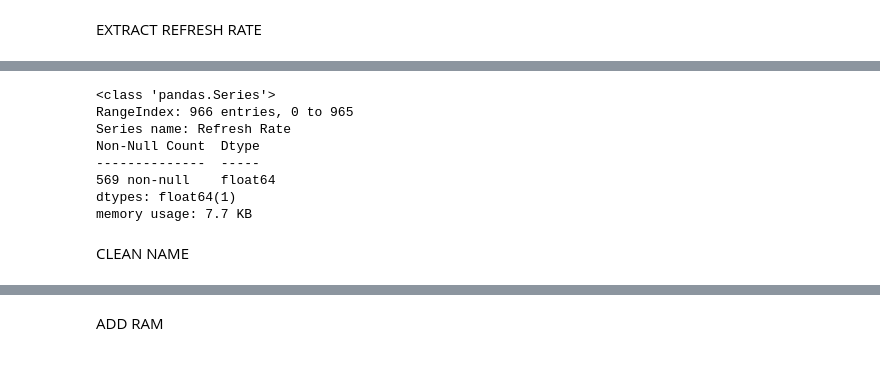
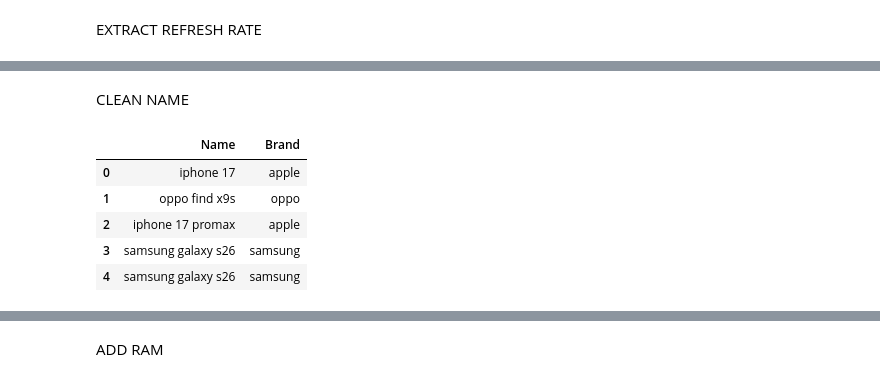
Before and after one commit to LD-878971/DS108_Phone-Reccomendation, a Jupyter notebook: preprocess.ipynb, the cells around one changed output, grey strips where cells are left out. Cells and saved outputs as stored; diff of their text form; code cells hidden in the pictures.

```diff
--- a/preprocess.ipynb
+++ b/preprocess.ipynb
@@ -76,16 +120,33 @@ df["Refresh Rate"] = df["Display Features"].apply(extract_refresh_rate)
-# %%
-df["Refresh Rate"].info()
-# %% [output]
-<class 'pandas.Series'>
-RangeIndex: 966 entries, 0 to 965
-Series name: Refresh Rate
-Non-Null Count  Dtype
---------------  -----
-569 non-null    float64
-dtypes: float64(1)
-memory usage: 7.7 KB
 # %% [markdown]
 CLEAN NAME
 # %%
 df["Name"] = df["Name"].apply(clean_phone_name)
 gsm['name_clean'] = gsm['name_clean'].apply(clean_phone_name)
+# %%
+def get_brand(text):
+    brand = text.strip().split()[0]
+
+    if 'iphone' in brand:
+        return 'apple'
+    if 'red' in brand:
+        return 'nubia'
+    if 'xperia' in brand:
+        return 'sony'
+    if 'black' in brand or 'xiaomii' in brand:
+        return 'xiaomi'
+    if 'rog' in brand or 'zenfone' in brand:
+        return 'asus'
+    if 'camon' in brand:
+        return 'tecno'
+
+    return brand
+
+df['Brand'] = df['Name'].apply(get_brand)
+df[['Name','Brand']].head()
+# %% [output]
+|  | Name | Brand |
+| 0 | iphone 17 | apple |
+| 1 | oppo find x9s | oppo |
+| 2 | iphone 17 promax | apple |
+| 3 | samsung galaxy s26 | samsung |
+| 4 | samsung galaxy s26 | samsung |
```
Also changed, not shown: parts of 35 cells of this notebook, 11 other files.
